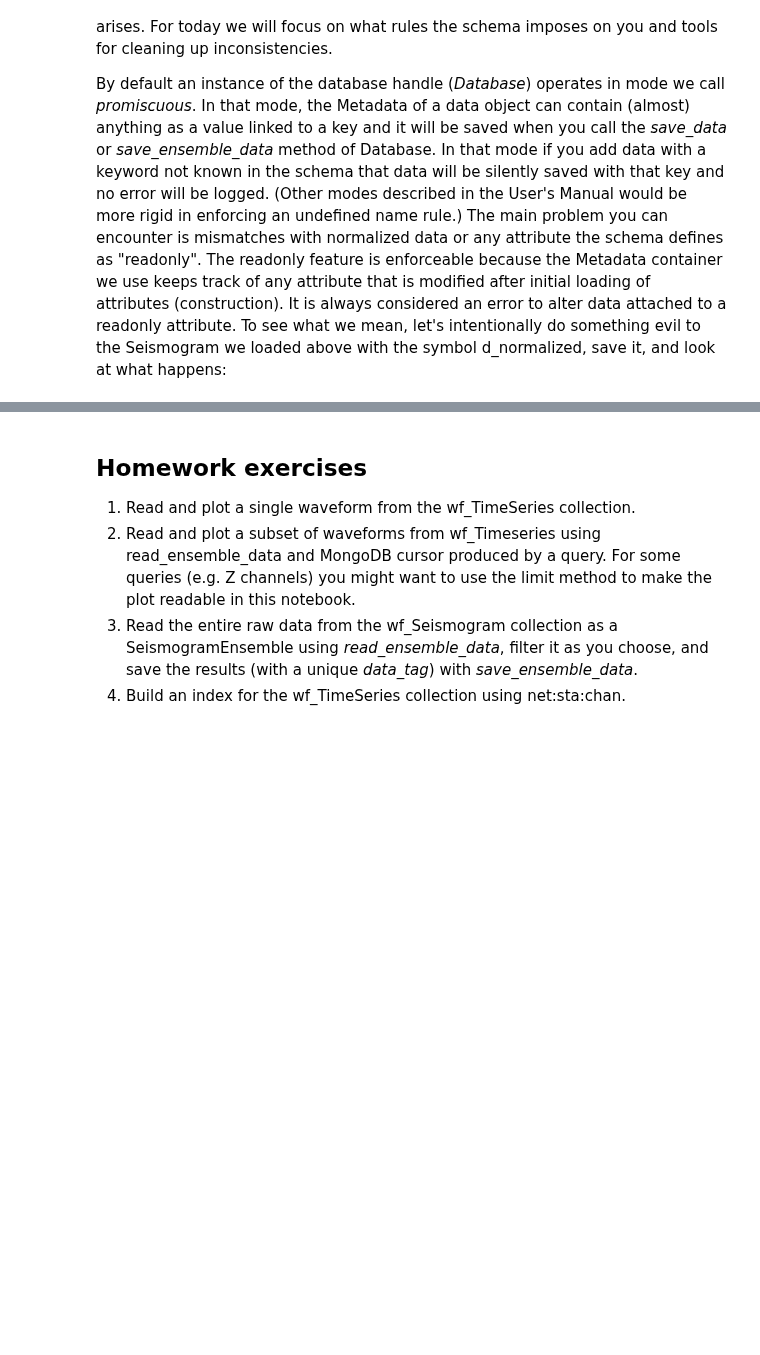
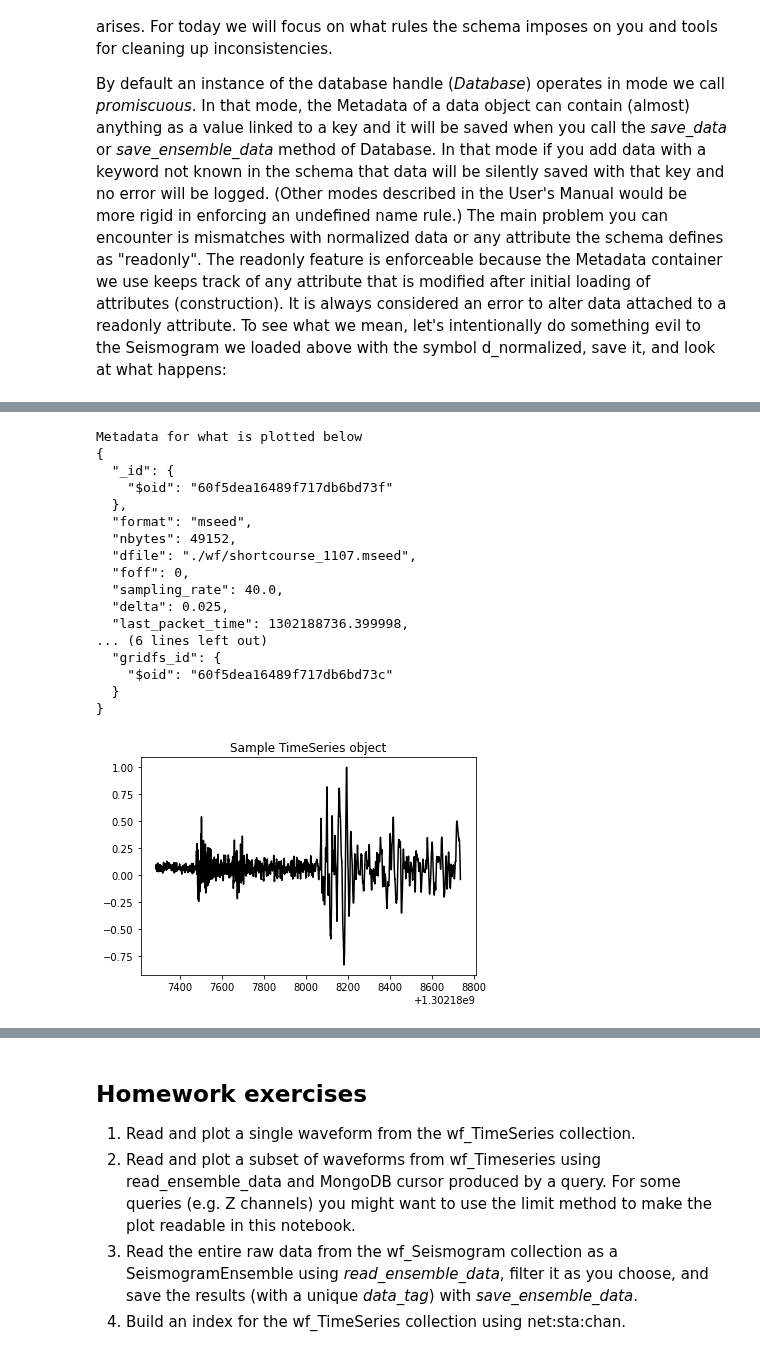
Before and after one commit to mspass-team/mspass_tutorial, a Jupyter notebook: sage-gage_2021/session2_dataobject_and_database.ipynb, the cells around one changed output, grey strips where cells are left out. Cells and saved outputs as stored; diff of their text form; code cells hidden in the pictures; blank space fills up the shorter version.

```diff
--- a/sage-gage_2021/session2_dataobject_and_database.ipynb
+++ b/sage-gage_2021/session2_dataobject_and_database.ipynb
@@ -394,0 +547,26 @@ print(json_util.dumps(doc,indent=3))
+# %%
+doc=dbh.wf_TimeSeries.find_one()
+print('Metadata for what is plotted below')
+print(json_util.dumps(doc,indent=2))
+ts=dbh.read_data(doc)
+plotter.title='Sample TimeSeries object'
+plotter.plot(ts)
+# %% [output]
+Metadata for what is plotted below
+{
+  "_id": {
+    "$oid": "60f5dea16489f717db6bd73f"
+  },
+  "format": "mseed",
+  "nbytes": 49152,
+  "dfile": "./wf/shortcourse_1107.mseed",
+  "foff": 0,
+  "sampling_rate": 40.0,
+  "delta": 0.025,
+  "last_packet_time": 1302188736.399998,
+... (6 lines left out)
+  "gridfs_id": {
+    "$oid": "60f5dea16489f717db6bd73c"
+  }
+}
+[figure, added]
```
Also changed, not shown: parts of 37 cells of this notebook, 1 other file.
